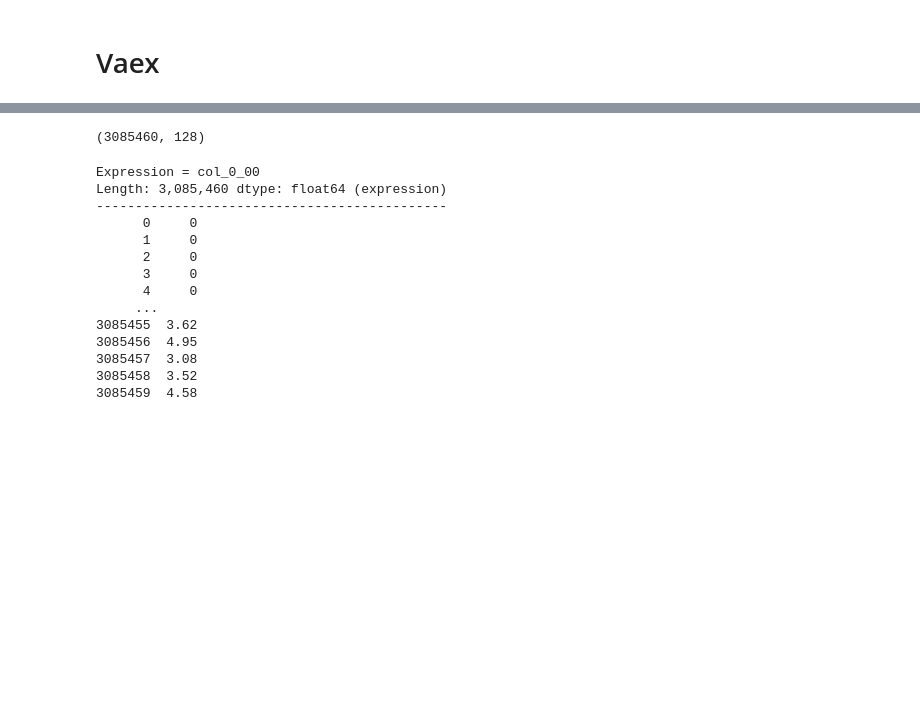
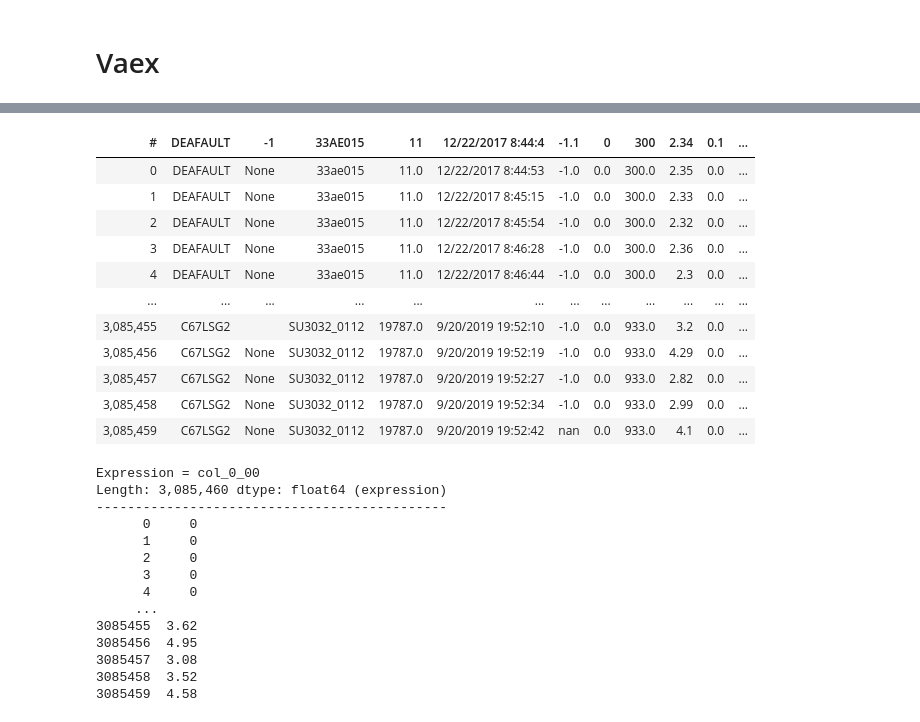
Before and after one commit to duybluemind1988/Data-science, a Jupyter notebook: Sonion/Compare_all_bigdata_method.ipynb, the cells around one changed output, grey strips where cells are left out. Cells and saved outputs as stored; diff of their text form; code cells hidden in the pictures; blank space fills up the shorter version.

```diff
--- a/Sonion/Compare_all_bigdata_method.ipynb
+++ b/Sonion/Compare_all_bigdata_method.ipynb
@@ -405,7 +655,18 @@ Wall time: 67.9 ms
 # %%
-df.shape
+df
 # %% [output]
-(3085460, 128)
+| # | DEAFAULT | -1 | 33AE015 | 11 | 12/22/2017 8:44:4 | -1.1 | 0 | 300 | 2.34 | 0.1 | ... |
+| 0 | DEAFAULT | None | 33ae015 | 11.0 | 12/22/2017 8:44:53 | -1.0 | 0.0 | 300.0 | 2.35 | 0.0 | ... |
+| 1 | DEAFAULT | None | 33ae015 | 11.0 | 12/22/2017 8:45:15 | -1.0 | 0.0 | 300.0 | 2.33 | 0.0 | ... |
+| 2 | DEAFAULT | None | 33ae015 | 11.0 | 12/22/2017 8:45:54 | -1.0 | 0.0 | 300.0 | 2.32 | 0.0 | ... |
+| 3 | DEAFAULT | None | 33ae015 | 11.0 | 12/22/2017 8:46:28 | -1.0 | 0.0 | 300.0 | 2.36 | 0.0 | ... |
+| 4 | DEAFAULT | None | 33ae015 | 11.0 | 12/22/2017 8:46:44 | -1.0 | 0.0 | 300.0 | 2.3 | 0.0 | ... |
+| ... | ... | ... | ... | ... | ... | ... | ... | ... | ... | ... | ... |
+| 3,085,455 | C67LSG2 |  | SU3032_0112 | 19787.0 | 9/20/2019 19:52:10 | -1.0 | 0.0 | 933.0 | 3.2 | 0.0 | ... |
+| 3,085,456 | C67LSG2 | None | SU3032_0112 | 19787.0 | 9/20/2019 19:52:19 | -1.0 | 0.0 | 933.0 | 4.29 | 0.0 | ... |
+| 3,085,457 | C67LSG2 | None | SU3032_0112 | 19787.0 | 9/20/2019 19:52:27 | -1.0 | 0.0 | 933.0 | 2.82 | 0.0 | ... |
+| 3,085,458 | C67LSG2 | None | SU3032_0112 | 19787.0 | 9/20/2019 19:52:34 | -1.0 | 0.0 | 933.0 | 2.99 | 0.0 | ... |
+| 3,085,459 | C67LSG2 | None | SU3032_0112 | 19787.0 | 9/20/2019 19:52:42 | nan | 0.0 | 933.0 | 4.1 | 0.0 | ... |
 # %%
 df['col_0_00']
 # %% [output]
```
Also changed, not shown: parts of 47 cells of this notebook.
